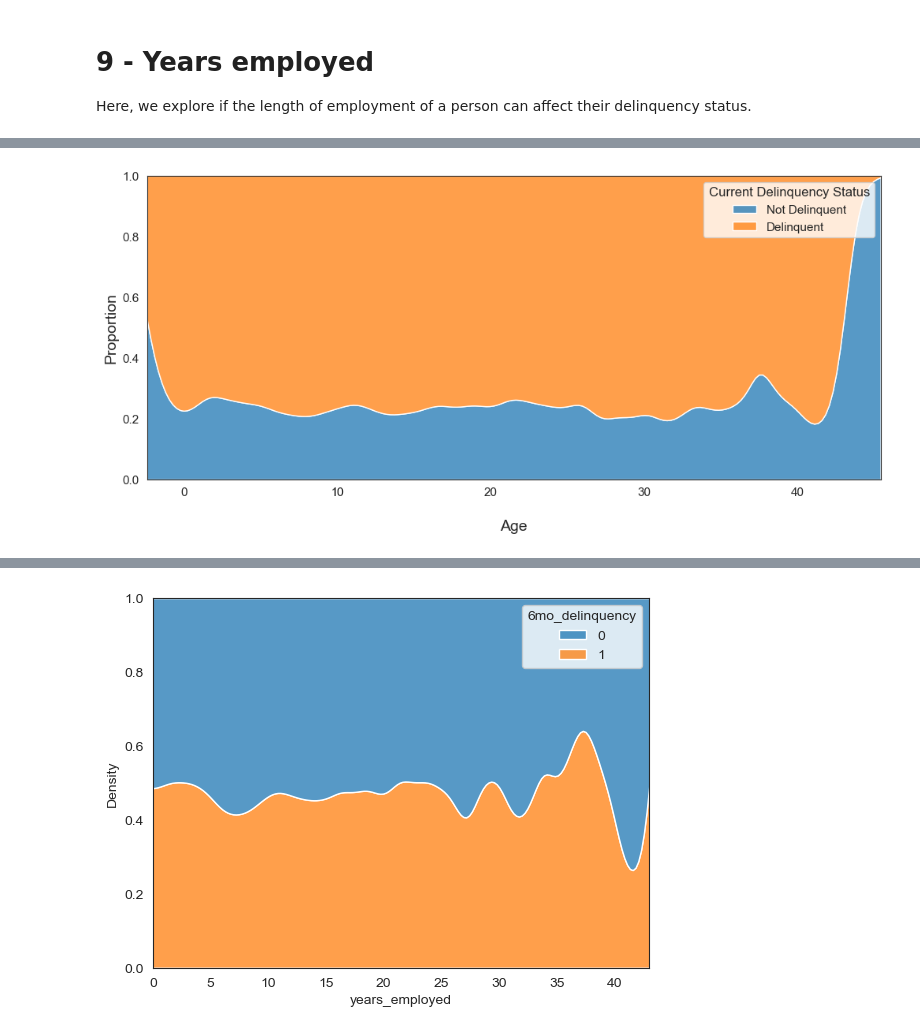
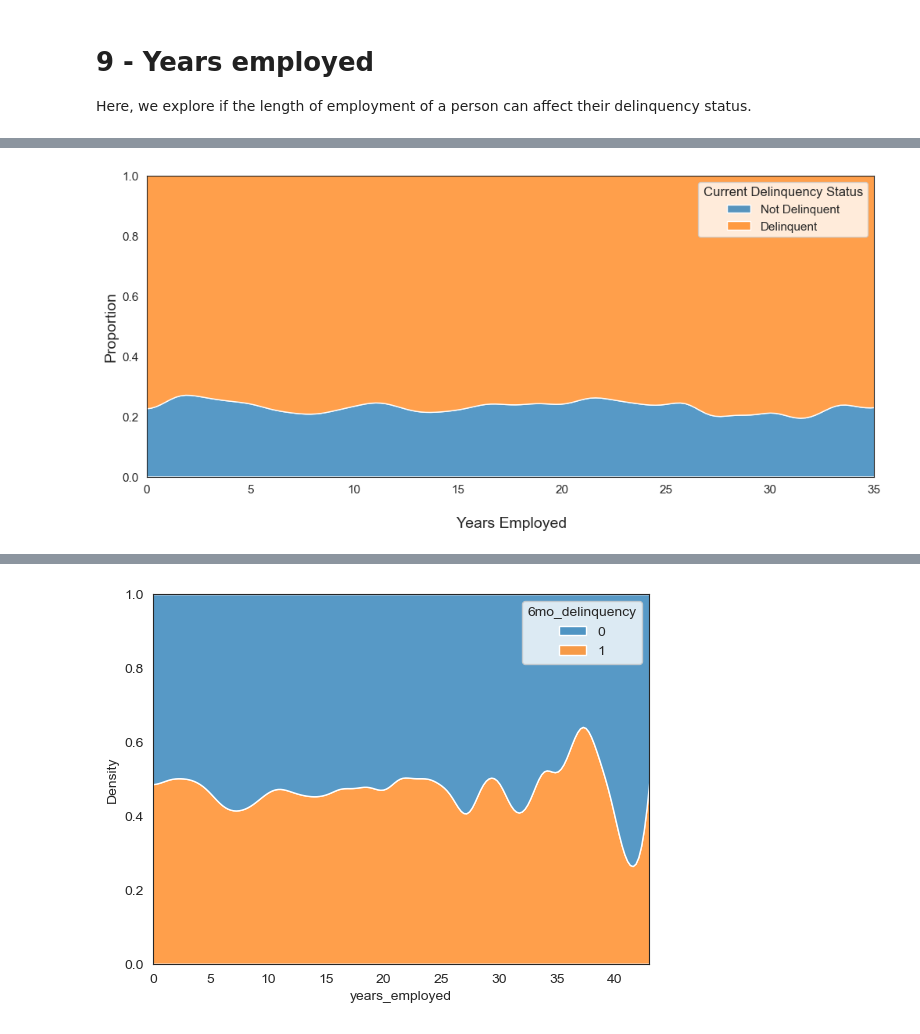
Before and after one commit to gabrielafichtner/credit-card-delinquency, a Jupyter notebook: Notebooks/03 - EDA cleaned data.ipynb, the cells around one changed output, grey strips where cells are left out. Saved outputs shown, nothing was run; the diff lists cells and outputs as text; code cells hidden in the pictures.

```diff
--- a/Notebooks/03 - EDA cleaned data.ipynb
+++ b/Notebooks/03 - EDA cleaned data.ipynb
@@ -325,16 +319,17 @@ Index(['id', 'is_delinquent', 'length_of_credit',
 # %%
 plt.figure(figsize=(12, 5))
 sns.kdeplot(data=train, x="years_employed", hue="is_delinquent", multiple="fill", legend=True, palette=['#ff7f0e', '#1f77b4'])
 
 plt.legend(title="Current Delinquency Status",
            labels=["Not Delinquent", "Delinquent"],
            loc="best",
            fontsize=11,
            title_fontsize=12)
-plt.xlabel('\nAge', fontsize=14)
+plt.xlabel('\n Years Employed', fontsize=14)
 plt.ylabel('Proportion', fontsize=14)
+plt.xlim(0, 35)
 plt.xticks(rotation=0, fontsize=11)
 plt.yticks(fontsize=11)
 plt.savefig('../Images/current-delinquency-vs-yearsemployed.png', dpi=300);
 # %% [output]
-[figure, old version]
+[figure, new version]
```
Also changed, not shown: parts of 7 cells of this notebook, 8 other files.
